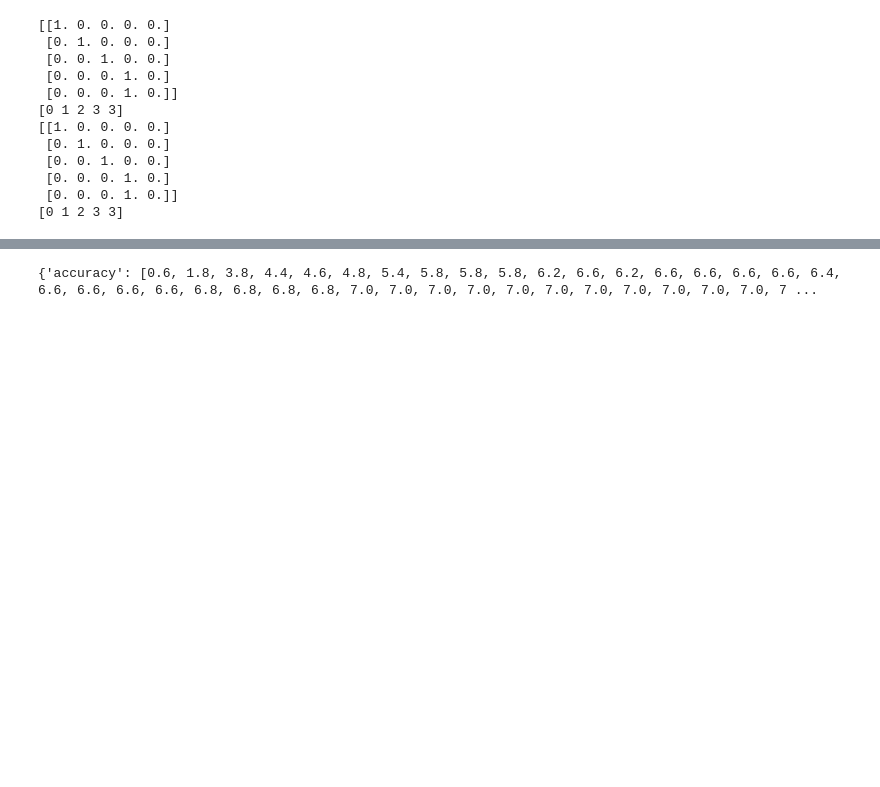
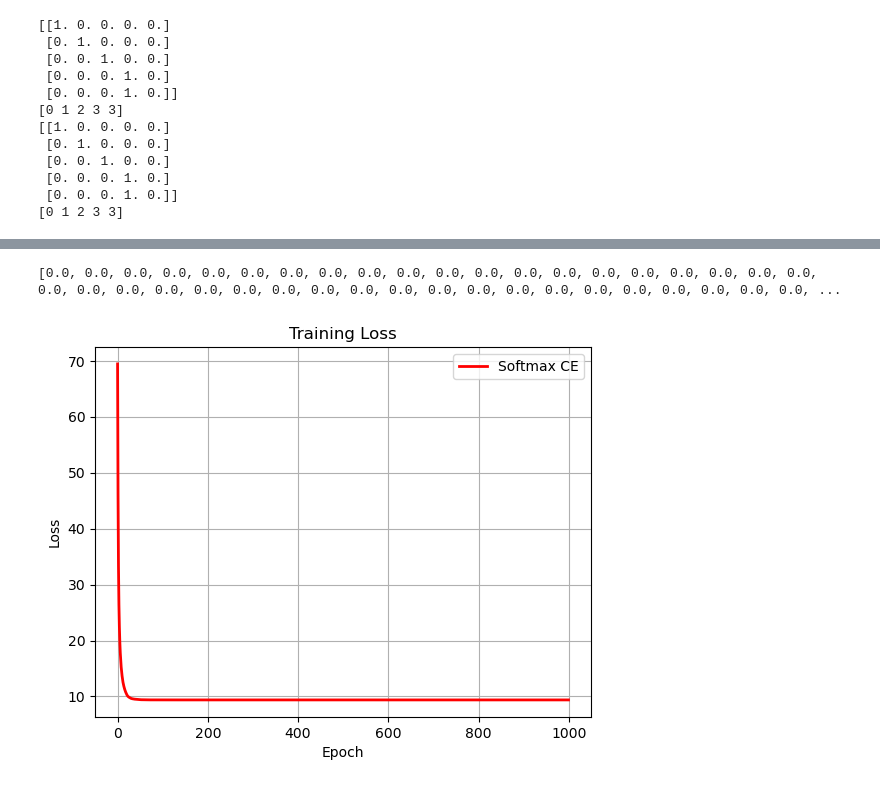
Before and after one commit to kfkfkflmej/ML2024Midi, a Jupyter notebook: fnn_from_thin_air.ipynb, the cells around one changed output, grey strips where cells are left out. Saved outputs shown, nothing was run; the diff lists cells and outputs as text; code cells hidden in the pictures; blank space fills up the shorter version.

```diff
--- a/fnn_from_thin_air.ipynb
+++ b/fnn_from_thin_air.ipynb
@@ -398,3 +429,19 @@ print(np.argmax(b, axis=1))
  [0. 0. 0. 1. 0.]
  [0. 0. 0. 1. 0.]]
 [0 1 2 3 3]
+# %%
+def create_multiclass_model(input_dim, num_classes):
+    model = FFNN()
+    model.add_layer(256, input_dim=input_dim, activation='leaky_relu') # First hidden layer
+    model.add_layer(128, activation='leaky_relu') # First hidden layer
+    model.add_layer(64, activation='leaky_relu')  # Second hidden layer
+    model.add_layer(32, activation='leaky_relu')  # Third hidden layer
+    model.add_layer(num_classes, activation='softmax')  # Output layer for multi-class classification
+
+    # Compile the model
+    model.compile(optimizer='adam',learning_rate=0.001,
+                 #loss='sparse_categorical_crossentropy',  # or 'categorical_crossentropy' if using one-hot encoding
+                 metrics=['accuracy', 'loss', 'recall'])
+    #for l in model.layers:
+    #    print(l[0].weights["W"].shape)
+    return model
@@ -561,4 +594,14 @@ Average Accuracy across 5 folds: 0.6467
 # %%
-print(model.metrics)
+print(model.metrics['accuracy'])
 # %% [output]
-{'accuracy': [0.6, 1.8, 3.8, 4.4, 4.6, 4.8, 5.4, 5.8, 5.8, 5.8, 6.2, 6.6, 6.2, 6.6, 6.6, 6.6, 6.6, 6.4, 6.6, 6.6, 6.6, 6.6, 6.8, 6.8, 6.8, 6.8, 7.0, 7.0, 7.0, 7.0, 7.0, 7.0, 7.0, 7.0, 7.0, 7.0, 7.0, 7 ...
+[0.0, 0.0, 0.0, 0.0, 0.0, 0.0, 0.0, 0.0, 0.0, 0.0, 0.0, 0.0, 0.0, 0.0, 0.0, 0.0, 0.0, 0.0, 0.0, 0.0, 0.0, 0.0, 0.0, 0.0, 0.0, 0.0, 0.0, 0.0, 0.0, 0.0, 0.0, 0.0, 0.0, 0.0, 0.0, 0.0, 0.0, 0.0, 0.0, 0.0, ...
+# %%
+plt.plot(model_50.metrics['loss'],  'r', label='Softmax CE', linewidth=2.0)
+plt.title('Training Loss')
+plt.xlabel('Epoch')
+plt.ylabel('Loss')
+plt.legend()
+plt.grid(True)
+plt.show()
+# %% [output]
+[figure, added]
```
Also changed, not shown: parts of 6 cells of this notebook, 2 other files.
